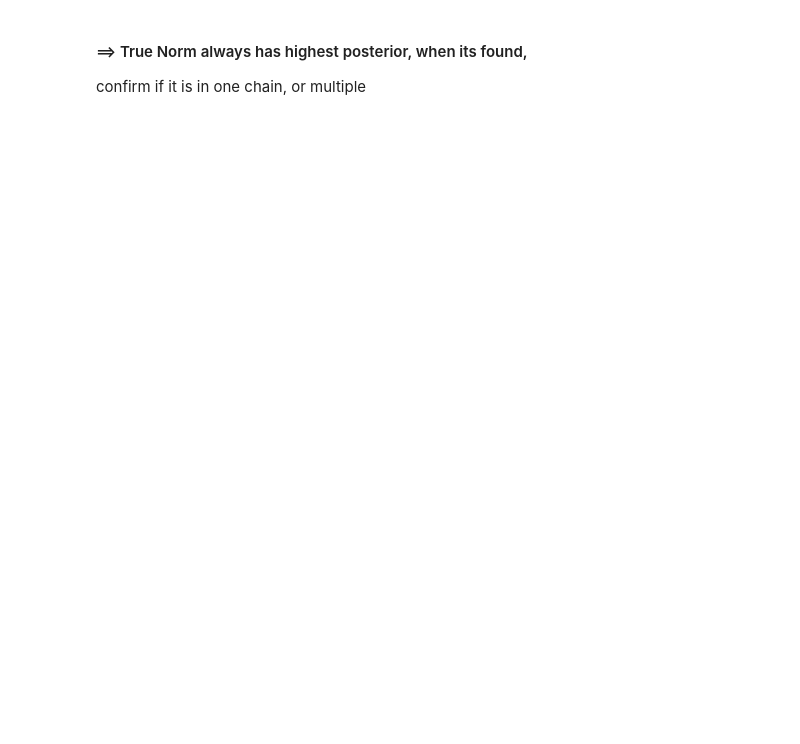
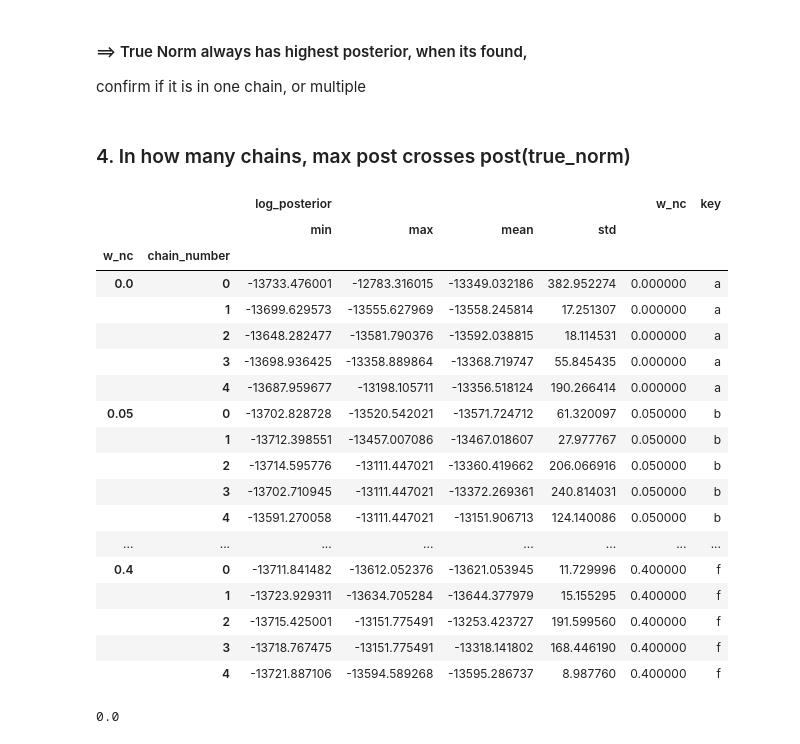
Before and after one commit to ashish1610dhiman/learning_norms_with_mcmc_from_pcfg_IJCAI21, a Jupyter notebook: notebooks/1.1_nc_exp1.ipynb, the cells around one changed output. Saved outputs shown, nothing was run; the diff lists cells and outputs as text; code cells hidden in the pictures; blank space fills up the shorter version.

```diff
--- a/notebooks/1.1_nc_exp1.ipynb
+++ b/notebooks/1.1_nc_exp1.ipynb
@@ -123,3 +120,59 @@ rank_post[0][0]
 # %% [markdown]
 #### ==> True Norm always has highest posterior, when its found,
 confirm if it is in one chain, or multiple
+# %% [markdown]
+### 4. In how many chains, max post crosses post(true_norm)
+# %%
+stacked=pd.DataFrame()
+for w_nc in w_nc_list:
+    exp_dir_name="exp_nc_1.w_nc={}".format(w_nc)
+    result = pd.read_csv(f"../data_nc/{exp_dir_name}/chain_posteriors_nc.csv")
+    result["w_nc"] = w_nc
+    stacked=stacked.append(result)
+# %%
+grouped=stacked.groupby(["w_nc","chain_number"])[["log_posterior"]].agg(['min', 'max', 'mean', 'std'])
+# %%
+true_post={
+    "a":-12784,"b":-13112,\
+    "c":-13161,"d":-13202,\
+    "e":1,"f":1
+}
+# %%
+grouped["w_nc"]=[x[0] for x in grouped.index]
+grouped["key"]=np.where(grouped["w_nc"]==0.0,"a",\
+                        np.where(grouped["w_nc"]==0.05,"b",\
+                                np.where(grouped["w_nc"]==0.1,"c",\
+                                        np.where(grouped["w_nc"]==0.2,"d",\
+                                                np.where(grouped["w_nc"]==0.0,"e","f")\
+                                                )\
+                                        )\
+                                )\
+                        )
+# %%
+grouped.style.apply(lambda x: ['background: lightgreen' if x['log_posterior',  'max'] >=\
+                               true_post[x["key"].values.item()] else '' for i in x],
+               axis=1)
+# %% [output]
+|  |  | log_posterior |  |  |  | w_nc | key |
+|  |  | min | max | mean | std |  |  |
+| w_nc | chain_number |  |  |  |  |  |  |
+| 0.0 | 0 | -13733.476001 | -12783.316015 | -13349.032186 | 382.952274 | 0.000000 | a |
+|  | 1 | -13699.629573 | -13555.627969 | -13558.245814 | 17.251307 | 0.000000 | a |
+|  | 2 | -13648.282477 | -13581.790376 | -13592.038815 | 18.114531 | 0.000000 | a |
+|  | 3 | -13698.936425 | -13358.889864 | -13368.719747 | 55.845435 | 0.000000 | a |
+|  | 4 | -13687.959677 | -13198.105711 | -13356.518124 | 190.266414 | 0.000000 | a |
+| 0.05 | 0 | -13702.828728 | -13520.542021 | -13571.724712 | 61.320097 | 0.050000 | b |
+|  | 1 | -13712.398551 | -13457.007086 | -13467.018607 | 27.977767 | 0.050000 | b |
+|  | 2 | -13714.595776 | -13111.447021 | -13360.419662 | 206.066916 | 0.050000 | b |
+|  | 3 | -13702.710945 | -13111.447021 | -13372.269361 | 240.814031 | 0.050000 | b |
+|  | 4 | -13591.270058 | -13111.447021 | -13151.906713 | 124.140086 | 0.050000 | b |
+| ... | ... | ... | ... | ... | ... | ... | ... |
+| 0.4 | 0 | -13711.841482 | -13612.052376 | -13621.053945 | 11.729996 | 0.400000 | f |
+|  | 1 | -13723.929311 | -13634.705284 | -13644.377979 | 15.155295 | 0.400000 | f |
+|  | 2 | -13715.425001 | -13151.775491 | -13253.423727 | 191.599560 | 0.400000 | f |
+|  | 3 | -13718.767475 | -13151.775491 | -13318.141802 | 168.446190 | 0.400000 | f |
+|  | 4 | -13721.887106 | -13594.589268 | -13595.286737 | 8.987760 | 0.400000 | f |
+# %%
+grouped.index[0][0]
+# %% [output]
+0.0
```
Also changed, not shown: parts of 5 cells of this notebook.
